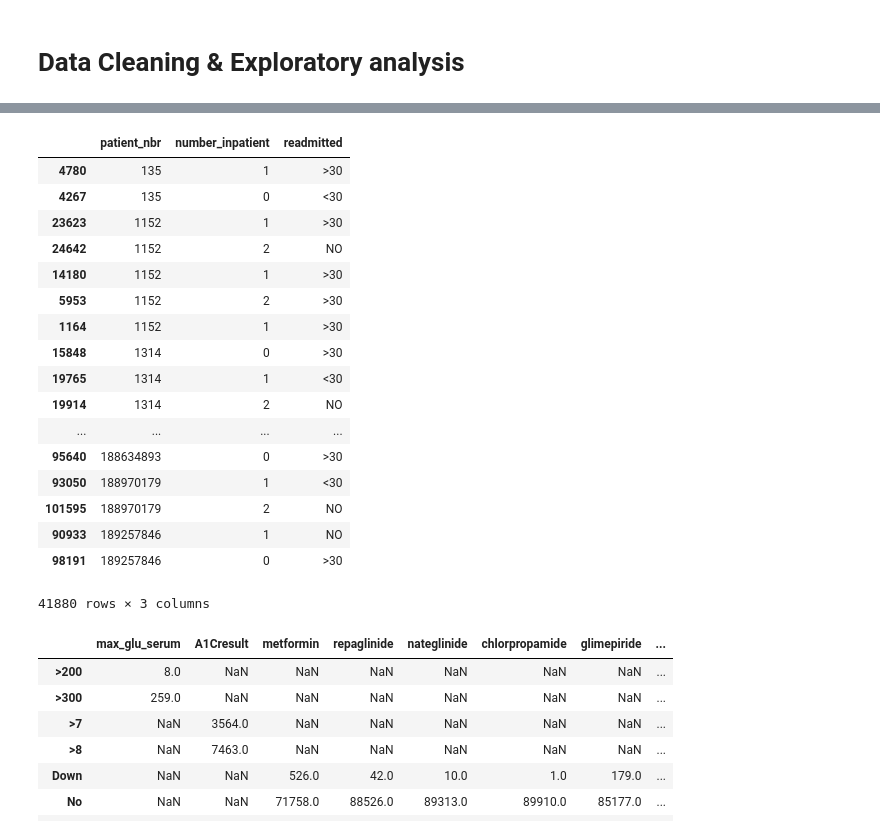
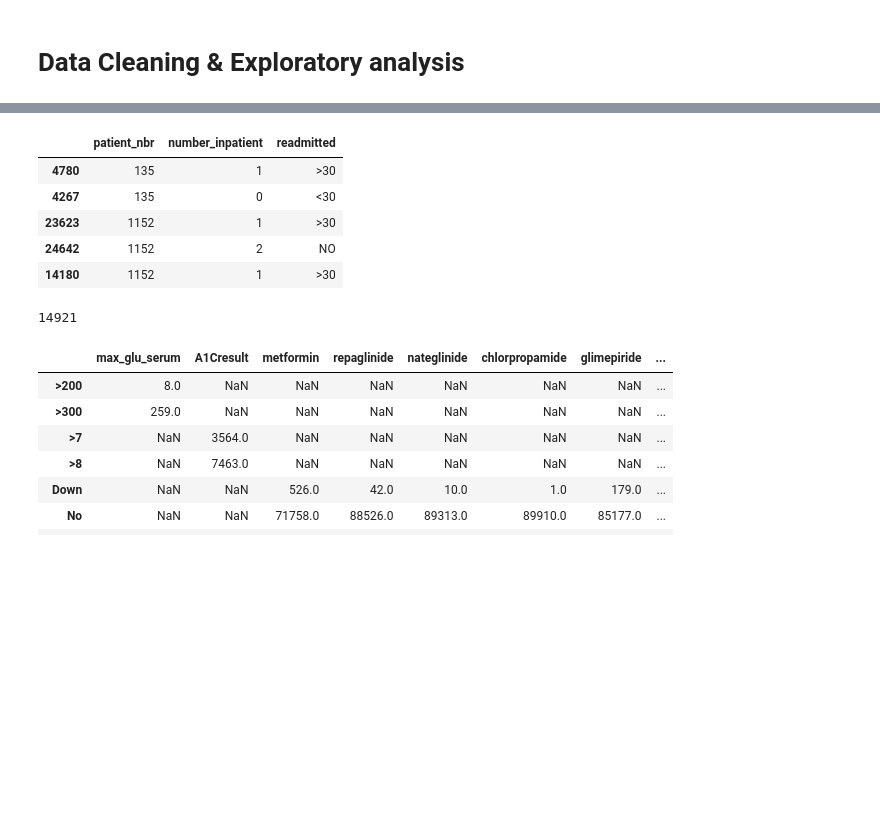
Before and after one commit to agaujean9/Hospital-Readmissions-Classifier, a Jupyter notebook: Readmissions.ipynb, the cells around one changed output, grey strips where cells are left out. Saved outputs shown, nothing was run; the diff lists cells and outputs as text; code cells hidden in the pictures; blank space fills up the shorter version.

```diff
--- a/Readmissions.ipynb
+++ b/Readmissions.ipynb
@@ -73,24 +50,16 @@ Index(['encounter_id', 'patient_nbr', 'race', 'gender', 'age', 'weight',
+# %%
+# Replacing values into 0 for no change and 1 for change
+df.change = df.change.replace(to_replace = 'Ch', value = 1)
+df.change = df.change.replace(to_replace = 'No', value = 0)
 # %%
 # Identifying duplicate patients
 
-a = df[df.patient_nbr.isin(df.patient_nbr[df.patient_nbr.duplicated()])].sort_values(by = 'patient_nbr')
-a[['patient_nbr', 'number_inpatient', 'readmitted']]
+duplicates = df[df.patient_nbr.isin(df.patient_nbr[df.patient_nbr.duplicated()])].sort_values(by = 'patient_nbr')
+duplicates[['patient_nbr', 'number_inpatient', 'readmitted']].head()
 # %% [output]
 |  | patient_nbr | number_inpatient | readmitted |
 | 4780 | 135 | 1 | >30 |
 | 4267 | 135 | 0 | <30 |
 | 23623 | 1152 | 1 | >30 |
 | 24642 | 1152 | 2 | NO |
 | 14180 | 1152 | 1 | >30 |
-| 5953 | 1152 | 2 | >30 |
-| 1164 | 1152 | 1 | >30 |
-| 15848 | 1314 | 0 | >30 |
-| 19765 | 1314 | 1 | <30 |
-| 19914 | 1314 | 2 | NO |
-| ... | ... | ... | ... |
-| 95640 | 188634893 | 0 | >30 |
-| 93050 | 188970179 | 1 | <30 |
-| 101595 | 188970179 | 2 | NO |
-| 90933 | 189257846 | 1 | NO |
-| 98191 | 189257846 | 0 | >30 |
-41880 rows × 3 columns
@@ -99,0 +66,5 @@ df.readmitted = df.readmitted.replace(to_replace='>30', value='NO')
+# %%
+# Number of repeated visits for patients
+(df.patient_nbr.value_counts() > 1).sum()
+# %% [output]
+14921
```
Also changed, not shown: parts of 34 cells of this notebook.
